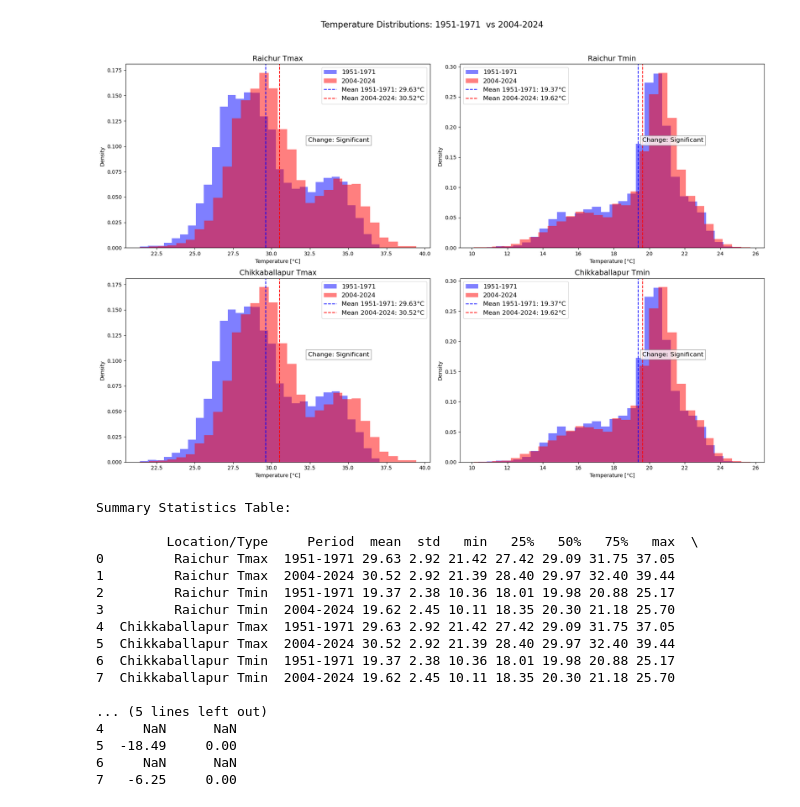
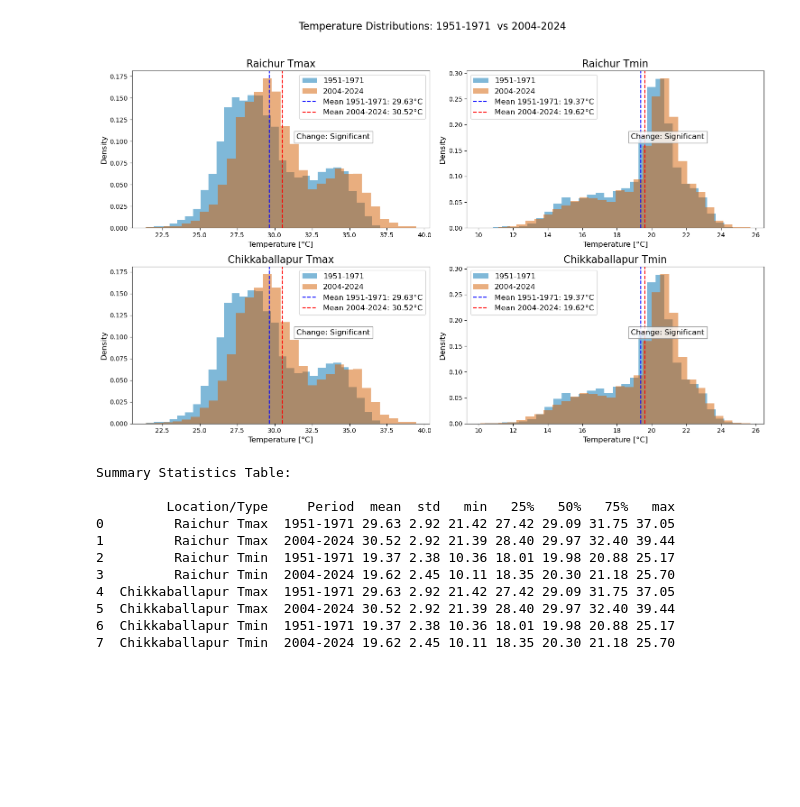
Before and after one commit to olgakarwowska/Karnataka_climate_data_analysis, a Jupyter notebook: Temperature_analysis_full.ipynb, the cells around one changed output. Cells and saved outputs as stored; diff of their text form; code cells hidden in the pictures; blank space fills up the shorter version.

```diff
--- a/Temperature_analysis_full.ipynb
+++ b/Temperature_analysis_full.ipynb
@@ -518,7 +466,7 @@ datasets = {
 }
 
 # Plotting
-fig, axs = plt.subplots(2, 2, figsize=(18, 13))
+fig, axs = plt.subplots(2, 2, figsize=(15, 10))
 fig.suptitle(f"Temperature Distributions: {first_start[:4]}-{first_end[:4]}  vs {last_start[:4]}-{last_end[:4]}", fontsize=16)
 
 summary_data = []
@@ -547,44 +495,43 @@ for ax, (label, df) in zip(axs.ravel(), datasets.items()):
     })
     summary_data.append({
         "Location/Type": label,
         "Period": f"{last_start[:4]}-{last_end[:4]}",
         **summary_last.to_dict(),
         "T-stat": t_stat,
         "P-value": p_value
     })
 
     # Plot histograms
-    ax.hist(temps_first, bins=30, alpha=0.5, label=f"{first_start[:4]}-{first_end[:4]}", color="blue", density=True)
-    ax.hist(temps_last, bins=30, alpha=0.5, label=f"{last_start[:4]}-{last_end[:4]}", color="red", density=True)
+    ax.hist(temps_first, bins=30, alpha=0.5, label=f"{first_start[:4]}-{first_end[:4]}", color="#0072B2", density=True)
+    ax.hist(temps_last, bins=30, alpha=0.5, label=f"{last_start[:4]}-{last_end[:4]}", color="#D55E00", density=True)
 
     # Plot mean lines
     ax.axvline(mean_first, color="blue", linestyle="--", label=f"Mean {first_start[:4]}-{first_end[:4]}: {mean_first:.2f}°C")
     ax.axvline(mean_last, color="red", linestyle="--", label=f"Mean {last_start[:4]}-{last_end[:4]}: {mean_last:.2f}°C")
 
     # Annotate significance
     ax.text(0.8, 0.6, f"Change: {significance}", transform=ax.transAxes,
             ha='right', va='top', fontsize=12, bbox=dict(facecolor='white', alpha=0.8, edgecolor='gray'))
 
-    ax.set_title(label,fontsize=14)
-    ax.set_xlabel("Temperature [°C]")
-    ax.set_ylabel("Density")
+    ax.set_title(label,fontsize=16)
+    ax.set_xlabel("Temperature [°C]", fontsize=12)
+    ax.set_ylabel("Density", fontsize=12)
     ax.legend(fontsize=12)
 
 plt.tight_layout(rect=[0, 0.03, 1, 0.95])
 plt.show()
 
 # Create summary table
 summary_df = pd.DataFrame(summary_data)
 pd.set_option("display.float_format", lambda x: f"{x:0.2f}")
 print("\nSummary Statistics Table:\n")
 print(summary_df[[
-    "Location/Type", "Period", "mean", "std", "min", "25%", "50%", "75%", "max", "T-stat", "P-value"
-]])
+    "Location/Type", "Period", "mean", "std", "min", "25%", "50%", "75%", "max"]])
 # %% [output]
-[figure, old version]
+[figure, new version]
 Summary Statistics Table:
 
-         Location/Type     Period  mean  std   min   25%   50%   75%   max  \
+         Location/Type     Period  mean  std   min   25%   50%   75%   max
 0         Raichur Tmax  1951-1971 29.63 2.92 21.42 27.42 29.09 31.75 37.05
 1         Raichur Tmax  2004-2024 30.52 2.92 21.39 28.40 29.97 32.40 39.44
 2         Raichur Tmin  1951-1971 19.37 2.38 10.36 18.01 19.98 20.88 25.17
@@ -593,11 +540,5 @@ Summary Statistics Table:
 5  Chikkaballapur Tmax  2004-2024 30.52 2.92 21.39 28.40 29.97 32.40 39.44
 6  Chikkaballapur Tmin  1951-1971 19.37 2.38 10.36 18.01 19.98 20.88 25.17
 7  Chikkaballapur Tmin  2004-2024 19.62 2.45 10.11 18.35 20.30 21.18 25.70
-
-... (5 lines left out)
-4     NaN      NaN
-5  -18.49     0.00
-6     NaN      NaN
-7   -6.25     0.00
 # %%
 ##### 9. Checking if there are statistically significant differences in the temperature changes for tmax and tmin over the years. #####
```
Also changed, not shown: parts of 50 cells of this notebook, 4 other files.
